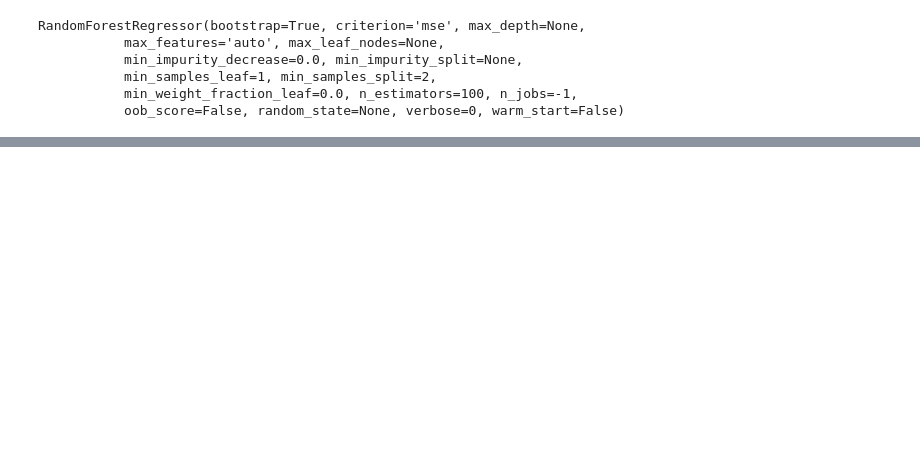
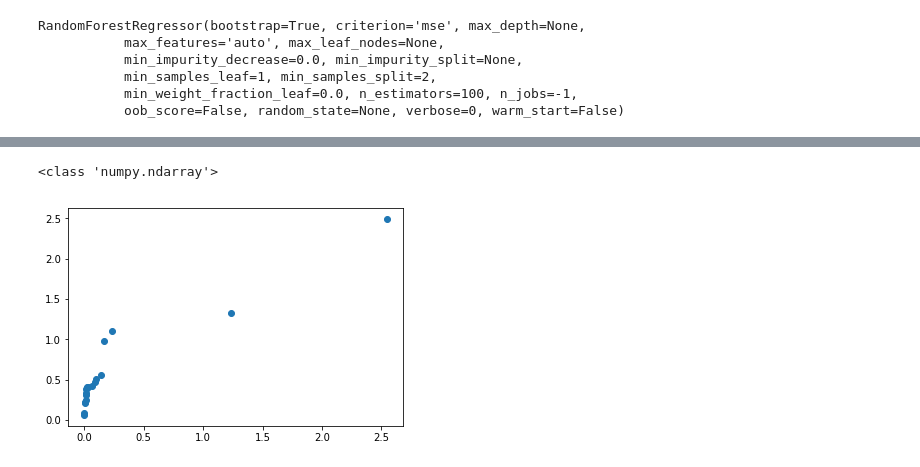
Before and after one commit to KellieGadeken/Sonar_Project, a Jupyter notebook: sonar_randomforest.ipynb, the cells around one changed output, grey strips where cells are left out. Saved outputs shown, nothing was run; the diff lists cells and outputs as text; code cells hidden in the pictures; blank space fills up the shorter version.

```diff
--- a/sonar_randomforest.ipynb
+++ b/sonar_randomforest.ipynb
@@ -139,0 +183,14 @@ for i, wavelength in enumerate(wavelengths):
+# %%
+### df nn mse
+
+# df: sort values descending and ascending values for max avg
+from functools import reduce
+
+# make row identifier "column" a real column
+for i in nn_mse_list:
+    i.reset_index(inplace=True)
+
+# sort by mean model importance to determine sort order for plots
+#print(df_list[0], (df_list[0]).shape)
+df_nn_mse = reduce(lambda x, y: pd.merge(x, y, on = 'Feature'), nn_mse_list)
+df_nn_mse
@@ -208,0 +378,16 @@ for i, wavelength in enumerate(wavelengths):
+# %%
+# testing  - need to add 1-to-1 line, model labels
+
+df_rf_mse["Feature"]
+
+df_rf_mse.columns[1:]
+col_rfmse = df_rf_mse.columns[1:]
+col_nnmse = df_nn_mse.columns[1:]
+test1 = df_rf_mse[col_rfmse[0]].values
+test2 = df_nn_mse[col_nnmse[0]].values
+
+plt.scatter(test1,test2)
+print(type(test1))
+# %% [output]
+<class 'numpy.ndarray'>
+[figure, added]
```
Also changed, not shown: parts of 21 cells of this notebook.
